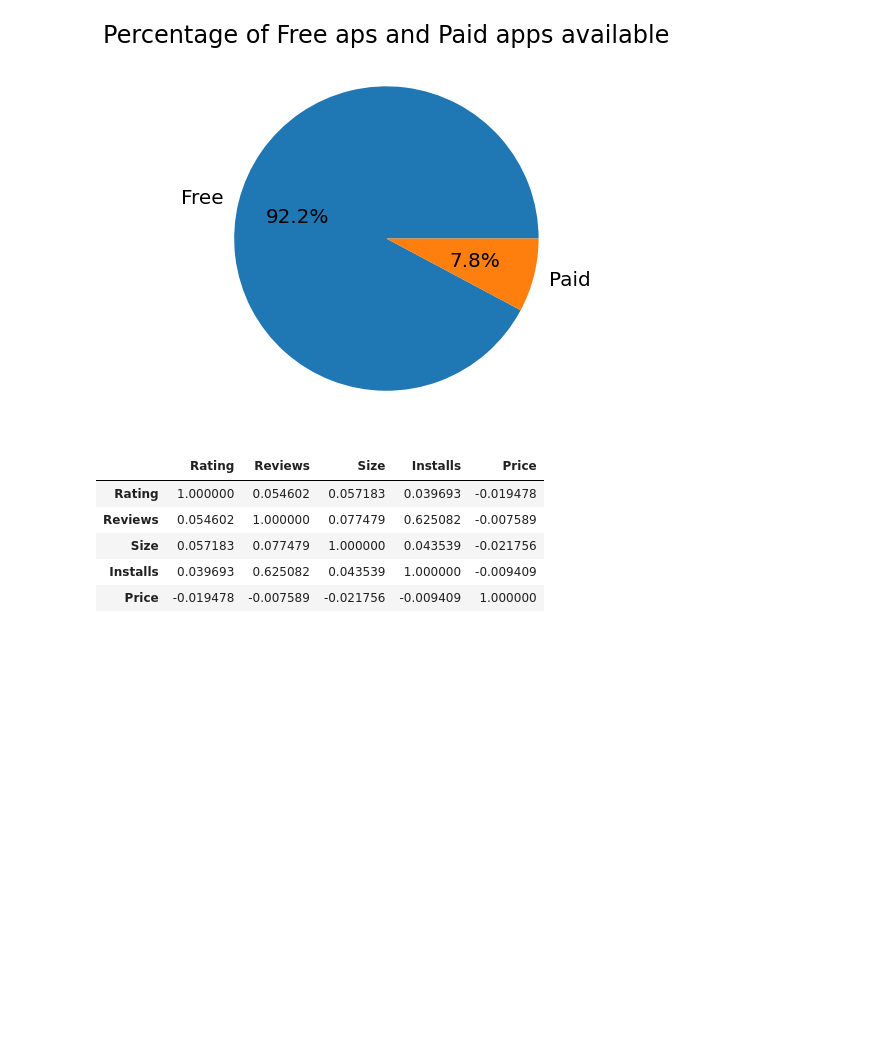
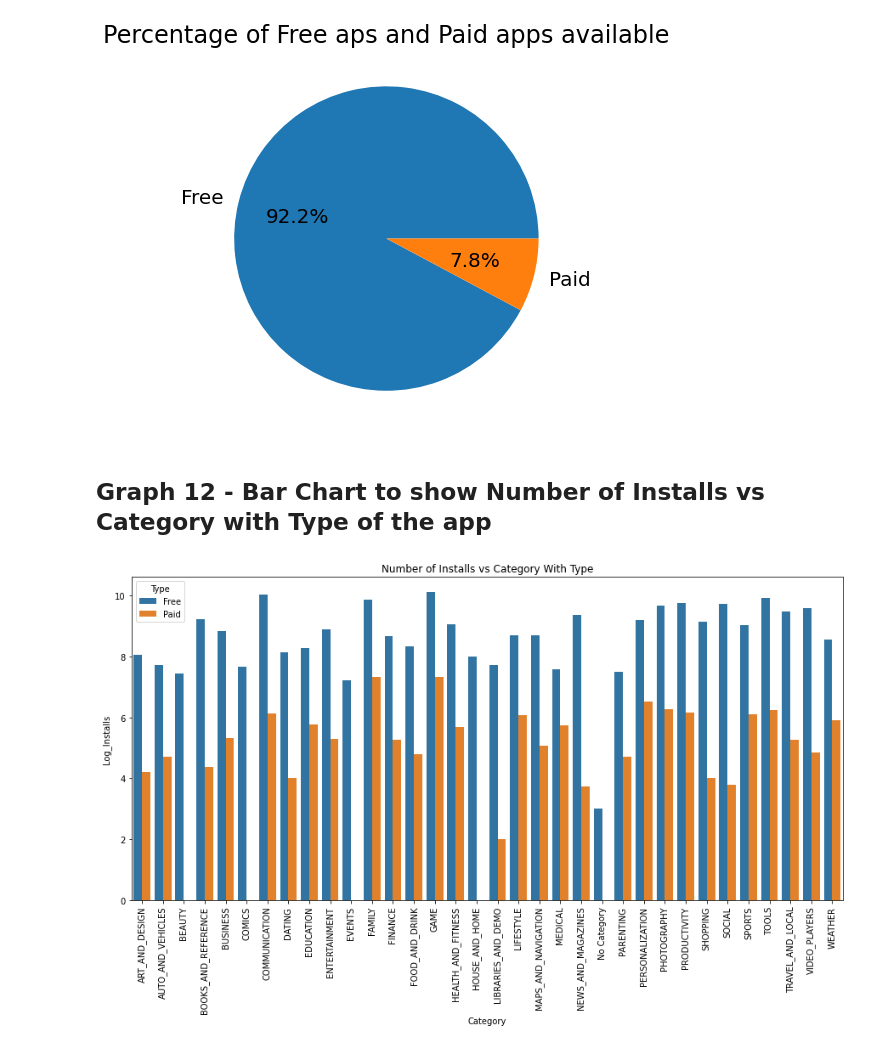
Before and after one commit to Prashant-Shaw/Play-Store-App-Review-Analysis, a Jupyter notebook: Play_Store_App_Review_Analysis_Capstone_Project.ipynb, the cells around one changed output. Saved outputs shown, nothing was run; the diff lists cells and outputs as text; code cells hidden in the pictures; blank space fills up the shorter version.

```diff
--- a/Play_Store_App_Review_Analysis_Capstone_Project.ipynb
+++ b/Play_Store_App_Review_Analysis_Capstone_Project.ipynb
@@ -674,12 +674,19 @@ plt.rcParams['font.size'] = 20
 plt.show()
 # %% [output]
 [figure]
-# %%
-ps_df.corr()
-# %% [output]
-|  | Rating | Reviews | Size | Installs | Price |
-| Rating | 1.000000 | 0.054602 | 0.057183 | 0.039693 | -0.019478 |
-| Reviews | 0.054602 | 1.000000 | 0.077479 | 0.625082 | -0.007589 |
-| Size | 0.057183 | 0.077479 | 1.000000 | 0.043539 | -0.021756 |
-| Installs | 0.039693 | 0.625082 | 0.043539 | 1.000000 | -0.009409 |
-| Price | -0.019478 | -0.007589 | -0.021756 | -0.009409 | 1.000000 |
+# %% [markdown]
+## **Graph 12 - Bar Chart to show Number of Installs vs Category with Type of the app**
+# %%
+#Plotting Number of Installs vs Category with Type, Converting the number of Installs to log10 for better visualization.
+plt.rcParams['font.size'] = 10
+cat_type_install_df = ps_df.groupby(['Category','Type'])[['Installs']].sum().reset_index()
+cat_type_install_df['Log_Installs'] = np.log10(cat_type_install_df['Installs'])
+plt.figure(figsize=(15,7))
+plt.title("Number of Installs vs Category With Type")
+sns.barplot(x = 'Category', y = 'Log_Installs', hue = 'Type', data = cat_type_install_df)
+plt.xlabel("Category")
+plt.ylabel("Log_Installs")
+plt.xticks(rotation = 90)
+plt.show()
+# %% [output]
+[figure, added]
```
Also changed, not shown: parts of 28 cells of this notebook.
